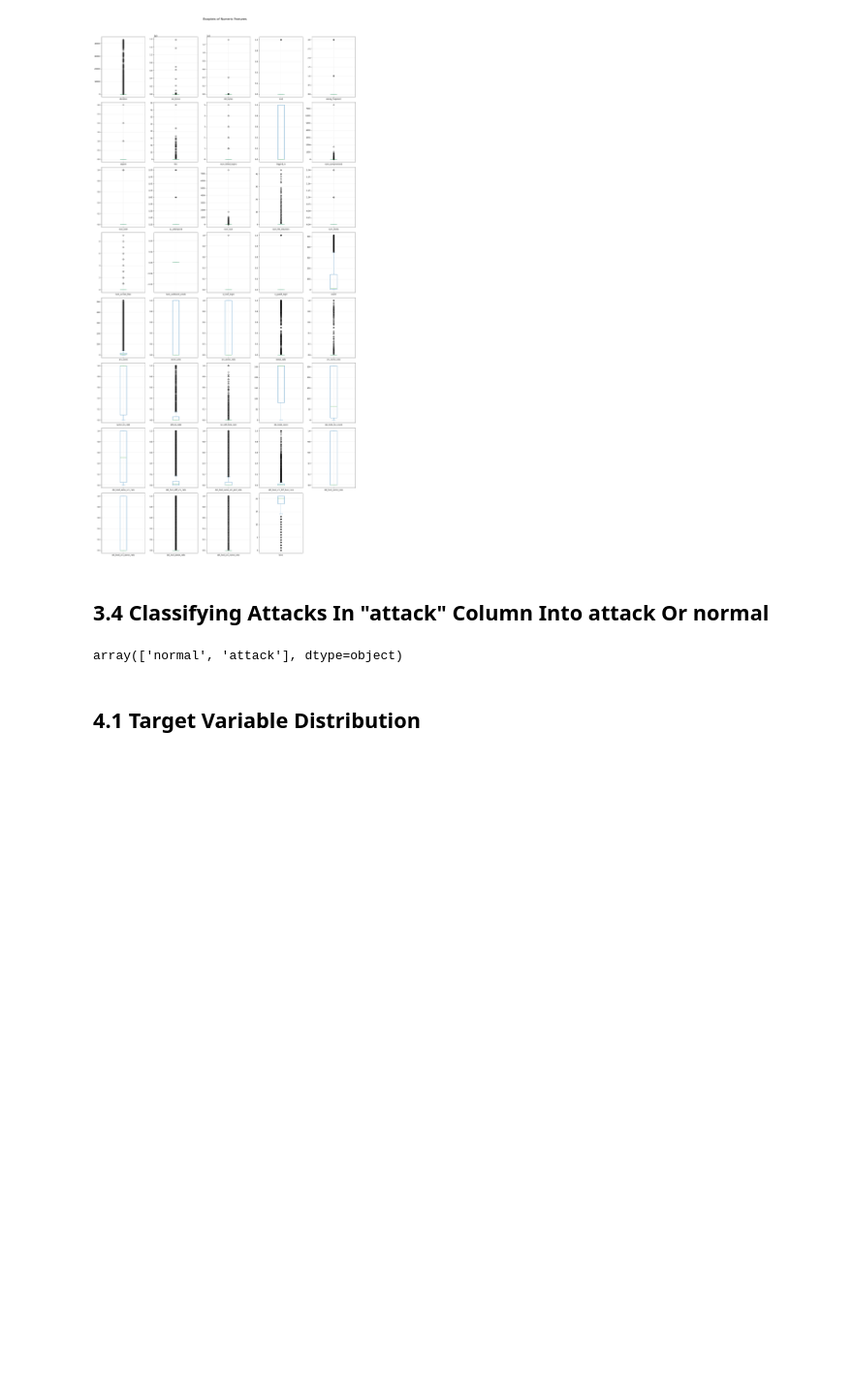
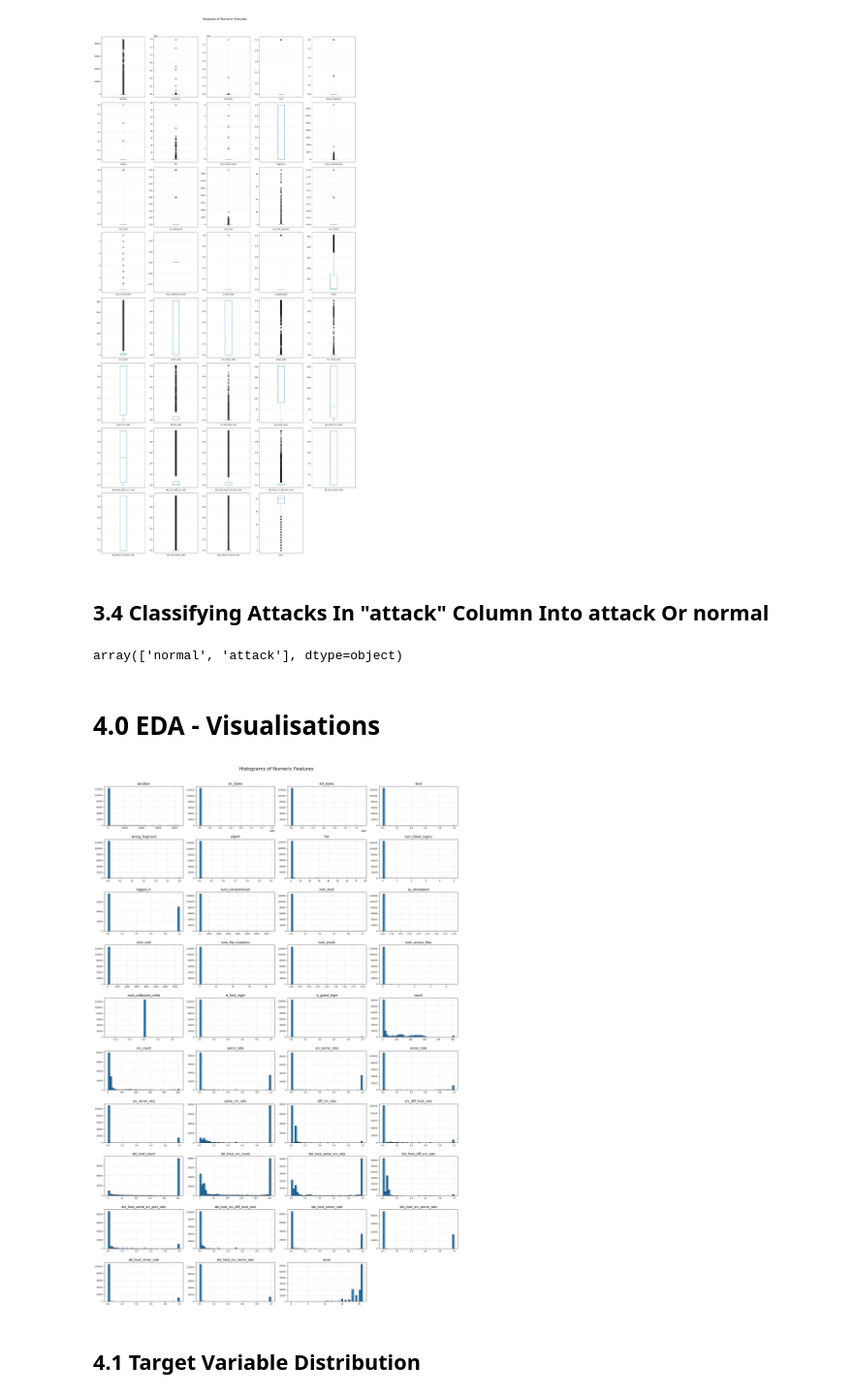
Before and after one commit to hadeswithming23/DeepLearning, a Jupyter notebook: GroupG_DLI.ipynb, the cells around one changed output. Shown at 97% size. Cells and saved outputs as stored; diff of their text form; code cells hidden in the pictures; blank space fills up the shorter version.

```diff
--- a/GroupG_DLI.ipynb
+++ b/GroupG_DLI.ipynb
@@ -164,6 +164,25 @@ df['attack'] = np.where(df['attack'] == "normal", "normal", "attack")
 df['attack'].unique()
 # %% [output]
 array(['normal', 'attack'], dtype=object)
+# %% [markdown]
+# 4.0 EDA - Visualisations
+# %%
+# Histograms for all numeric features
+numeric_cols = df.select_dtypes(include=["int64", "float64"]).columns
+
+df[numeric_cols].hist(
+    bins=40,             # number of bins
+    figsize=(20, 30),    # figure size
+    edgecolor="black",   # better visibility
+    layout=(len(numeric_cols)//4 + 1, 4),  # auto layout in 4 columns
+    xlabelsize=8, ylabelsize=8
+)
+
+plt.suptitle("Histograms of Numeric Features", fontsize=18)
+plt.tight_layout(rect=[0, 0, 1, 0.97])
+plt.show()
+# %% [output]
+[figure, added]
 # %% [markdown]
 ## 4.1 Target Variable Distribution
 # %%
```
Also changed, not shown: parts of 4 cells of this notebook.
